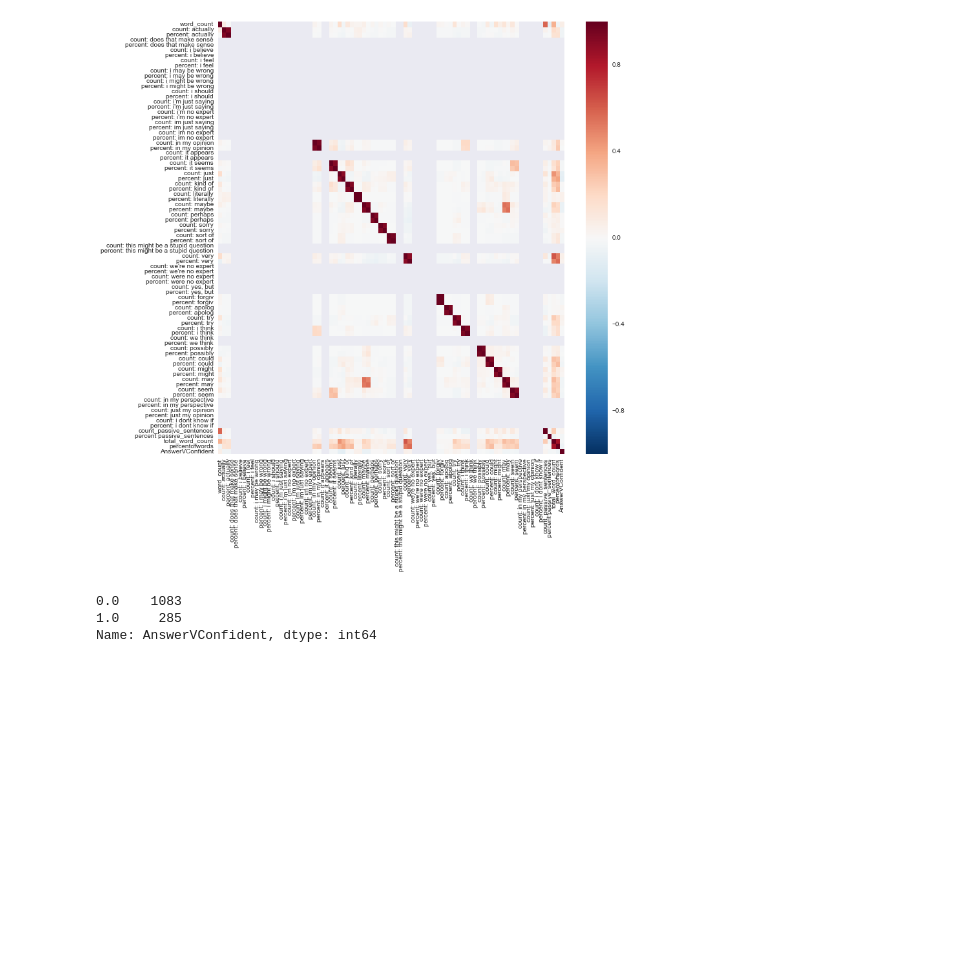
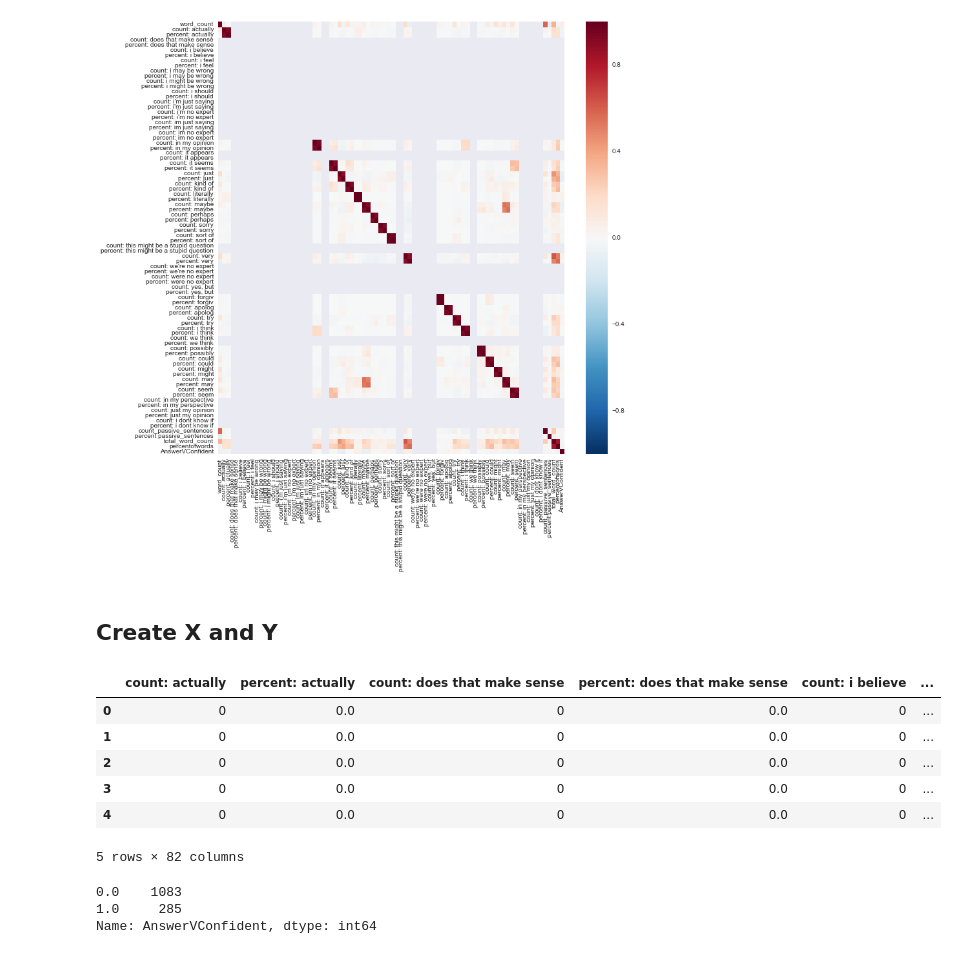
Before and after one commit to samjfalk/-GA-DSI, a Jupyter notebook: Projects/Capstone Confidence.ipynb, the cells around one changed output. Saved outputs shown, nothing was run; the diff lists cells and outputs as text; code cells hidden in the pictures; blank space fills up the shorter version.

```diff
--- a/Projects/Capstone Confidence.ipynb
+++ b/Projects/Capstone Confidence.ipynb
@@ -1090,6 +1015,8 @@ sns.heatmap(wdfnew.corr())
 # %% [output]
 <matplotlib.axes._subplots.AxesSubplot at 0x...>
 [figure]
+# %% [markdown]
+## Create X and Y
 # %%
 X = wdfnew.iloc[:, 5:-1]
 # %%
@@ -1101,3 +1024,13 @@ Xtotals.drop('percent passive_sentences', axis=1, inplace=True)
+# %%
+X.head()
+# %% [output]
+|  | count: actually | percent: actually | count: does that make sense | percent: does that make sense | count: i believe | ... |
+| 0 | 0 | 0.0 | 0 | 0.0 | 0 | ... |
+| 1 | 0 | 0.0 | 0 | 0.0 | 0 | ... |
+| 2 | 0 | 0.0 | 0 | 0.0 | 0 | ... |
+| 3 | 0 | 0.0 | 0 | 0.0 | 0 | ... |
+| 4 | 0 | 0.0 | 0 | 0.0 | 0 | ... |
+5 rows × 82 columns
 # %%
 y = wdfnew.iloc[:, -1]
 # %%
```
Also changed, not shown: parts of 35 cells of this notebook.
